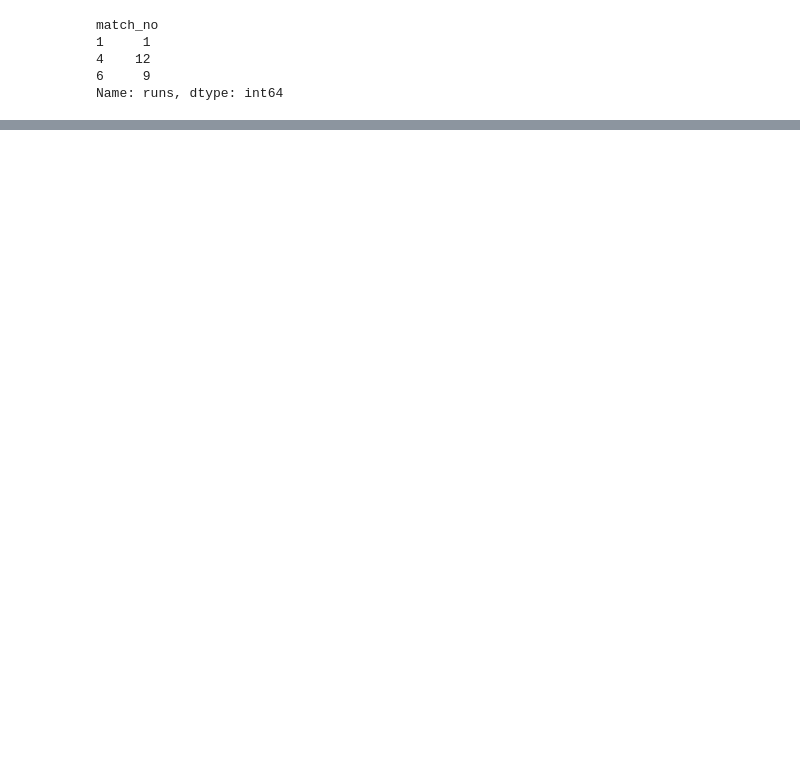
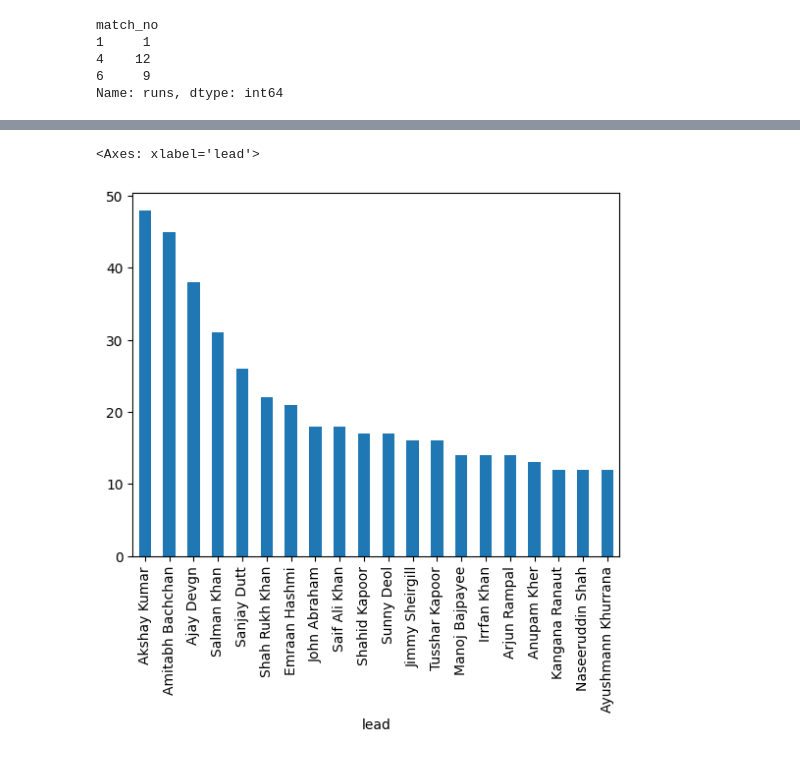
Before and after one commit to utkarshchouhan-dev/Python-Libraries, a Jupyter notebook: Pandas/Pandas.ipynb, the cells around one changed output, grey strips where cells are left out. Cells and saved outputs as stored; diff of their text form; code cells hidden in the pictures; blank space fills up the shorter version.

```diff
--- a/Pandas/Pandas.ipynb
+++ b/Pandas/Pandas.ipynb
@@ -467,0 +687,5 @@ Name: runs, dtype: int64
+# %%
+bollywood.value_counts().head(20).plot(kind='bar')
+# %% [output]
+<Axes: xlabel='lead'>
+[figure, added]
```
Also changed, not shown: parts of 67 cells of this notebook.
